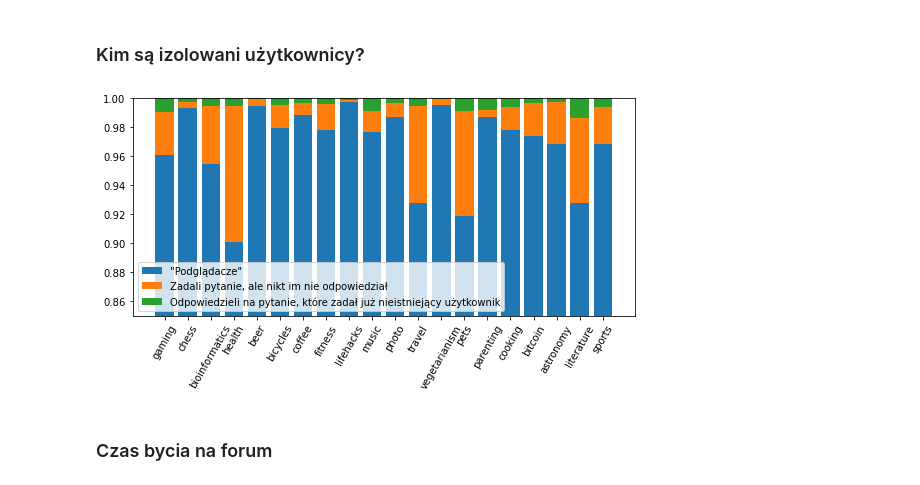
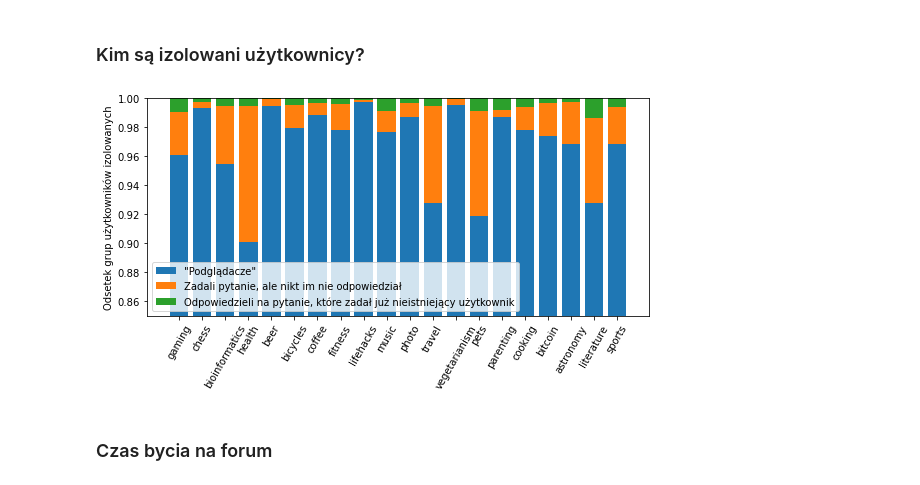
Before and after one commit to slubowskaa/pdu-pd3, a Jupyter notebook: analysis/analysis.ipynb, the cells around one changed output. Saved outputs shown, nothing was run; the diff lists cells and outputs as text; code cells hidden in the pictures.

```diff
--- a/analysis/analysis.ipynb
+++ b/analysis/analysis.ipynb
@@ -54,3 +54,19 @@ bitcoin
 astronomy
 literature
 sports
+# %%
+results_minus1 = {
+    'name': [],
+    'percentage': []
+}
+
+for f_name in forum_names:
+    com_file = join(DATA_PATH, f'Communities-{f_name}.csv')
+    df_com = pd.read_csv(com_file)
+    df_grouped = df_com.groupby('Representative').count().rename(columns={'Id': 'Count'})['Count'].reset_index()
+
+    users_main_group = df_grouped['Count'].max()
+    users_all = df_grouped[df_grouped['Count'] != 1]['Count'].sum()
+
+    results_minus1['name'].append(f_name)
+    results_minus1['percentage'].append(users_main_group / users_all)
@@ -332,28 +382,29 @@ df = pd.DataFrame(results_3)
 # %%
 plt.figure(figsize=(9, 4))
 
 
 plt.bar(df['name'], df['lurkers'] / df['isolated_users_count'], label='\"Podglądacze\"')
 
 plt.bar(df['name'], df['questions_with_no_answers'] / df['isolated_users_count'],
         bottom = df['lurkers'] / df['isolated_users_count'], label='Zadali pytanie, ale nikt im nie odpowiedział')
 
 plt.bar(df['name'],  df['answers_with_deleted_question_user'] / df['isolated_users_count'],
         bottom = (df['lurkers'] + df['questions_with_no_answers']) / df['isolated_users_count'],
         label='Odpowiedzieli na pytanie, które zadał już nieistniejący użytkownik')
 
 
 plt.ylim((0.85, 1))
 
 
 plt.xticks(rotation=60)
+plt.ylabel('Odsetek grup użytkowników izolowanych')
 
 plt.legend()
 
 plt.savefig('../graphs/graph_4.png', bbox_inches='tight', dpi=300)
 plt.show()
 # %% [output]
-[figure, old version]
+[figure, new version]
 # %% [markdown]
 ### Czas bycia na forum
 # %%
```
Also changed, not shown: parts of 6 cells of this notebook, 8 other files.
